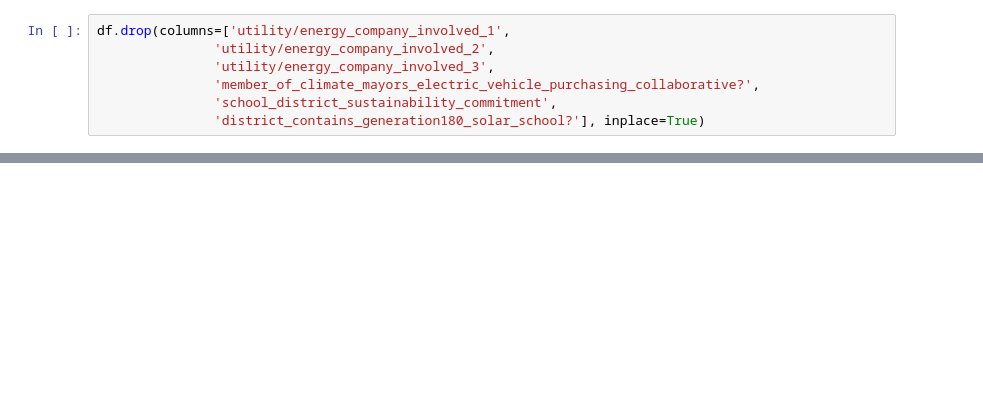
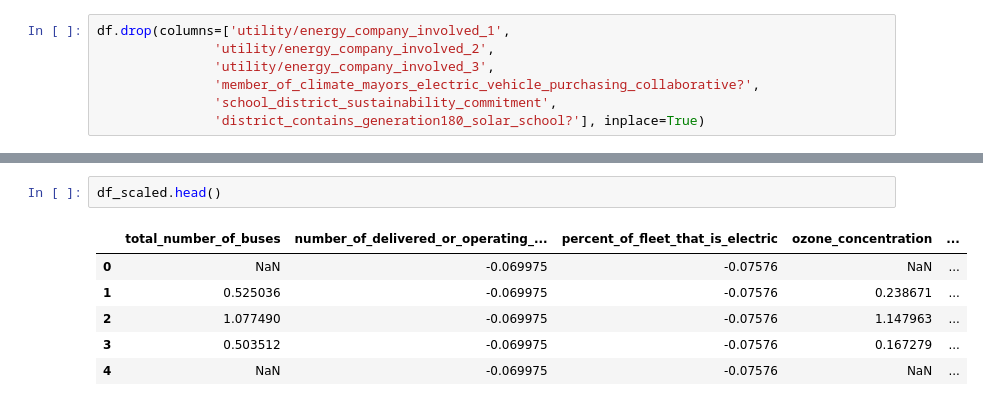
Before and after one commit to mikhailBenali/ML2_Project_ESB_adoption, a Jupyter notebook: src/Environmental-analysis.ipynb, the cells around one changed output, grey strips where cells are left out. Drawn from its saved outputs; the diff is of its cells as text; blank space fills up the shorter version.

```diff
--- a/src/Environmental-analysis.ipynb
+++ b/src/Environmental-analysis.ipynb
@@ -151,0 +208,9 @@ dtype: int64
+# %%
+df_scaled.head()
+# %% [output]
+|  | total_number_of_buses | number_of_delivered_or_operating_... | percent_of_fleet_that_is_electric | ozone_concentration | ... |
+| 0 | NaN | -0.069975 | -0.07576 | NaN | ... |
+| 1 | 0.525036 | -0.069975 | -0.07576 | 0.238671 | ... |
+| 2 | 1.077490 | -0.069975 | -0.07576 | 1.147963 | ... |
+| 3 | 0.503512 | -0.069975 | -0.07576 | 0.167279 | ... |
+| 4 | NaN | -0.069975 | -0.07576 | NaN | ... |
```
Also changed, not shown: parts of 26 cells of this notebook.
